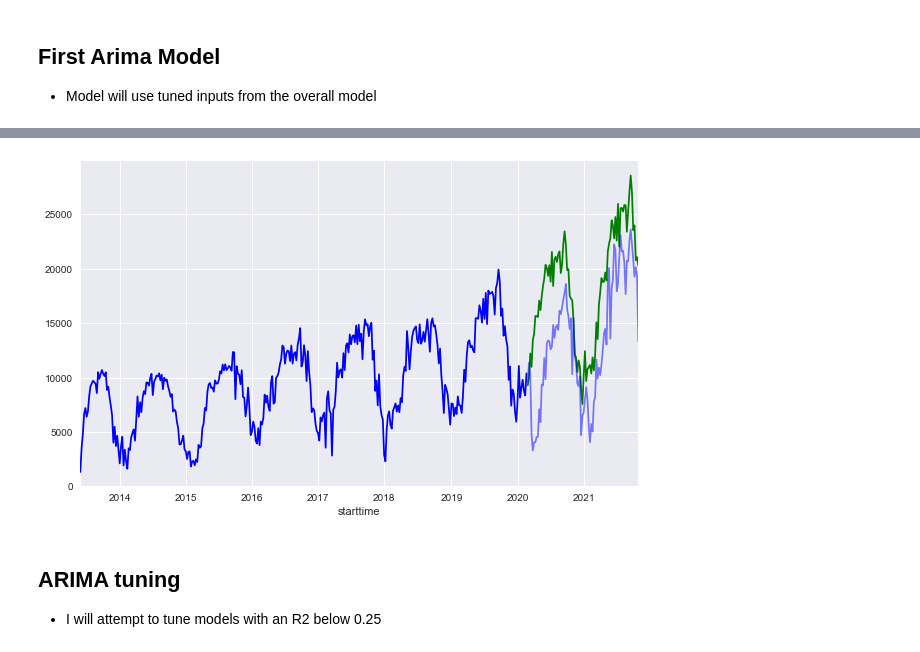
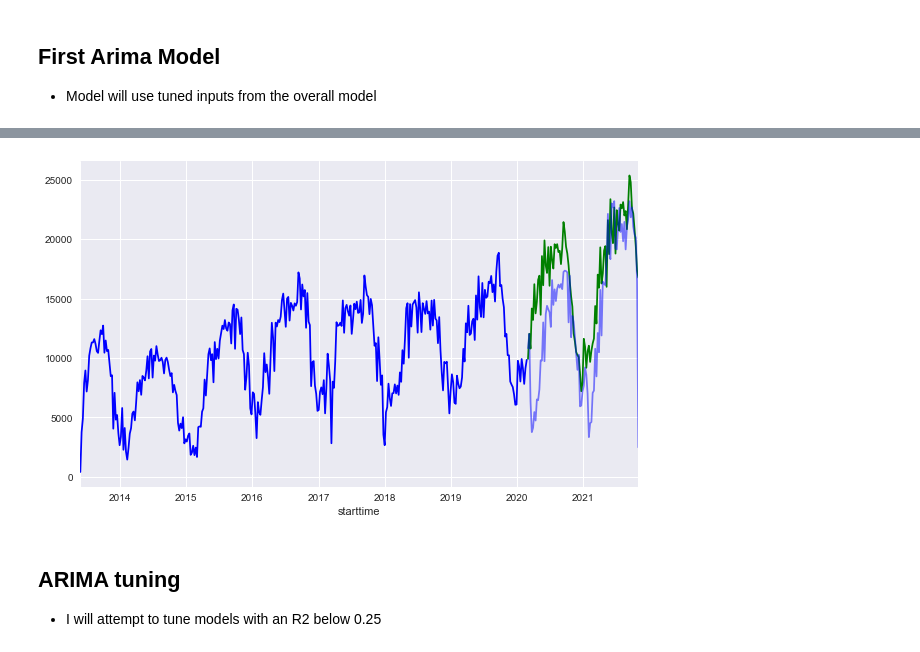
Before and after one commit to marvelje/citibike_ridership_project, a Jupyter notebook: citibike_arima_neighborhood.ipynb, the cells around one changed output, grey strips where cells are left out. Cells and saved outputs as stored; diff of their text form; code cells hidden in the pictures.

```diff
--- a/citibike_arima_neighborhood.ipynb
+++ b/citibike_arima_neighborhood.ipynb
@@ -76,10 +77,10 @@ for neighborhood in neighborhood_list:
     df = process_neighborhood(df_citibike, neighborhood)
     df_dict[neighborhood] = df
 # %%
-# Resample for weekly based on the results of the overall modeling
+# Resample for weekly given better performance of overall model on weekly data
 
 for neighborhood, df in df_dict.items():
-    df_dict[neighborhood] = df[['ride_count']].resample('W-MON').sum()
+    df_dict[neighborhood] = df[['ride_count']].resample('W-SAT').sum()
 # %%
 # Add future column to define train and test periods
 
@@ -132,7 +137,7 @@ for neighborhood, df in df_dict.items():
 
 - Model will use tuned inputs from the overall model
 # %%
-def run_model(results, neighborhood, ts, order, seasonal_order, logged):
+def run_model(results, df_preds_, neighborhood, ts, order, seasonal_order, logged):
 
     '''
     Docstring here. This will be a long one.
@@ -143,16 +148,16 @@ def run_model(results, neighborhood, ts, order, seasonal_order, logged):
 
 
     if logged:
-        sari_model = SARIMAX(train['ride_count_log'], order=order, seasonal_order=seasonal_order).fit()
+        sari_model = SARIMAX(train['ride_count_log'], order=order, seasonal_order=seasonal_order).fit(maxiter=1000)
     else:
-        sari_model = SARIMAX(train['ride_count'], order=order, seasonal_order=seasonal_order).fit()
+        sari_model = SARIMAX(train['ride_count'], order=order, seasonal_order=seasonal_order).fit(maxiter=1000)
 
     # Add preds to predictions DataFrame
     preds = sari_model.forecast(steps = len(test))
     if logged:
-        df_preds.loc[:,neighborhood] = np.exp(preds)
+        df_preds_.loc[:,neighborhood] = np.exp(preds)
     else:
-        df_preds.loc[:,neighborhood] = preds
+        df_preds_.loc[:,neighborhood] = preds
 
     # Retrieve metrics
     if logged:
@@ -177,16 +182,19 @@ def run_model(results, neighborhood, ts, order, seasonal_order, logged):
     results.loc[neighborhood, '2021_actual'] = actual_rides_2021
     results.loc[neighborhood, '2021_predicted'] = pred_rides_2021
     results.loc[neighborhood, 'delta'] = ride_delta
+
+    return results, df_preds_
 # %%
 # Test to see if the function works correctly
 
-run_model(df_results, 'Clinton', df_dict['Clinton'], (3, 1, 1), (1, 1, 0, 52),
-          df_results.loc['Clinton', 'requires_log'])
+df_results, df_preds = run_model(df_results, df_preds, 'Clinton', df_dict['Clinton'], (3, 1, 1), (1, 1, 0, 52),
+                                 df_results.loc['Clinton', 'requires_log'])
 # %%
 # Run the baseline model for every neighborhood
 
 for neighborhood, df in df_dict.items():
-    run_model(df_results, neighborhood, df, (3, 1, 1), (1, 1, 0, 52), df_results.loc[neighborhood, 'requires_log'])
+    df_results, df_preds = run_model(df_results, df_preds, neighborhood, df, (3, 1, 1), (1, 1, 0, 52),
+                                     df_results.loc[neighborhood, 'requires_log'])
 # %%
 df_results
 # %% [output]
@@ -210,10 +218,10 @@ df_results
 # %%
 # Test plotting functionality
 
-plot_results(df_dict['Chinatown'],
-             df_preds.loc[:,'Chinatown'], False)
+plot_results(df_dict['Clinton'],
+             df_preds.loc[:,'Clinton'], False)
 # %% [output]
-[figure, old version]
+[figure, new version]
 # %% [markdown]
 ## ARIMA tuning
 
```
Also changed, not shown: parts of 56 cells of this notebook, 1 other file.
